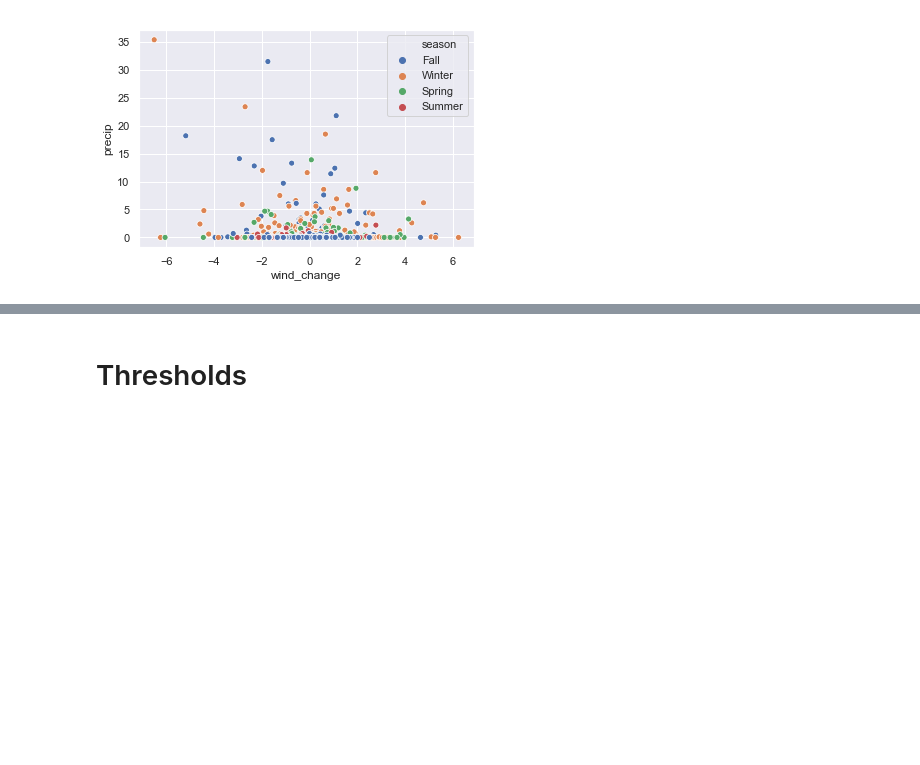
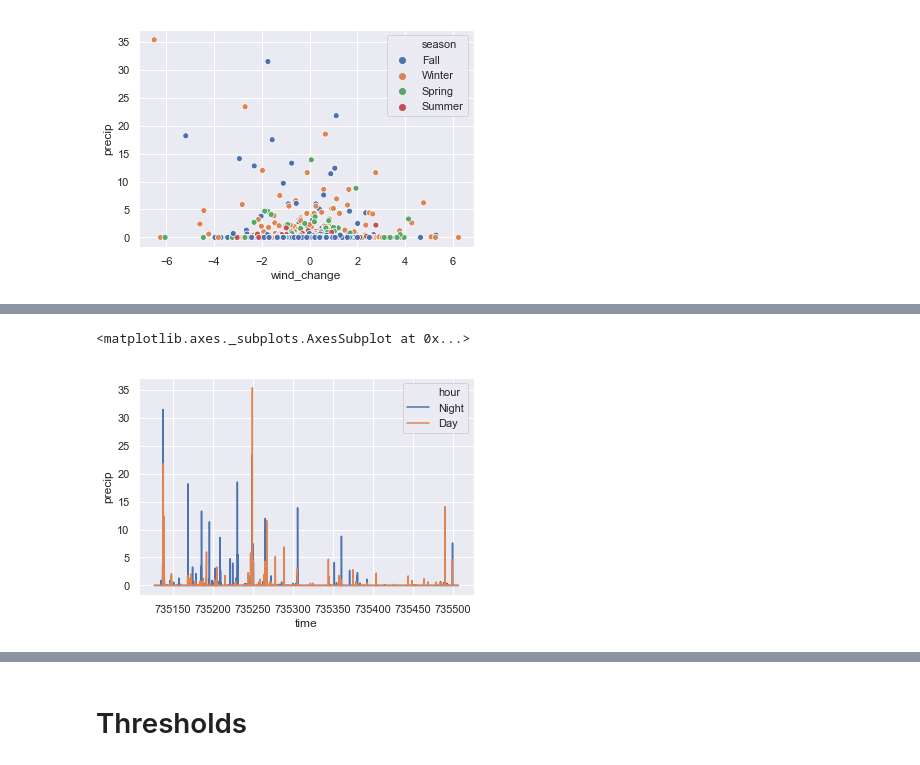
Before and after one commit to uncw-cubesat-lab/rain-class, a Jupyter notebook: Next Steps.ipynb, the cells around one changed output, grey strips where cells are left out. Saved outputs shown, nothing was run; the diff lists cells and outputs as text; code cells hidden in the pictures; blank space fills up the shorter version.

```diff
--- a/Next Steps.ipynb
+++ b/Next Steps.ipynb
@@ -72,5 +72,6 @@ data.head()
 # %% [markdown]
 ## Fixing Rainfall Measures
 # %%
-data[(data['precip'] <= 0.01)]['precip'].sort_values(ascending=False)
+data.loc[(data['precip'] <= 0.01), 'precip'] = 0.0
+data.loc[(data['precip'] <= 0.01)]['precip'].sum()
 # %% [output]
@@ -210,0 +217,5 @@ sns.scatterplot(x='wind_change', y='precip',data=new_data, hue='hour')
+# %%
+sns.lineplot(x='time',y='precip',data=new_data, hue='hour')
+# %% [output]
+<matplotlib.axes._subplots.AxesSubplot at 0x...>
+[figure, added]
```
Also changed, not shown: parts of 59 cells of this notebook.
